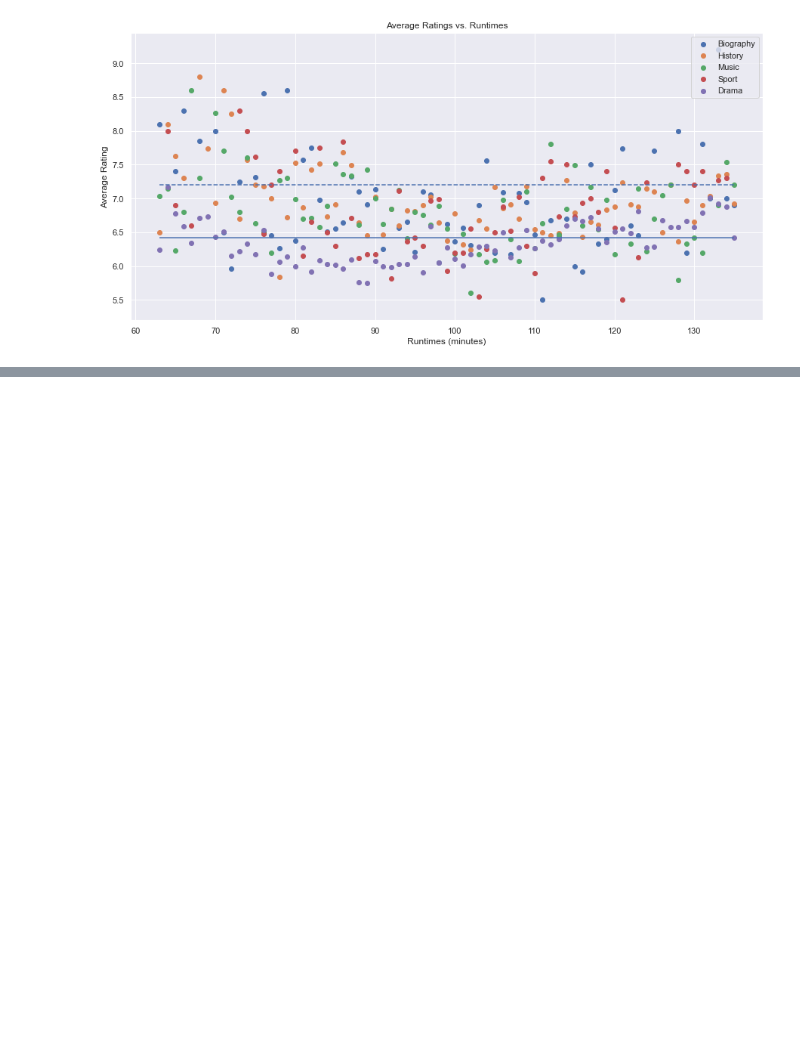
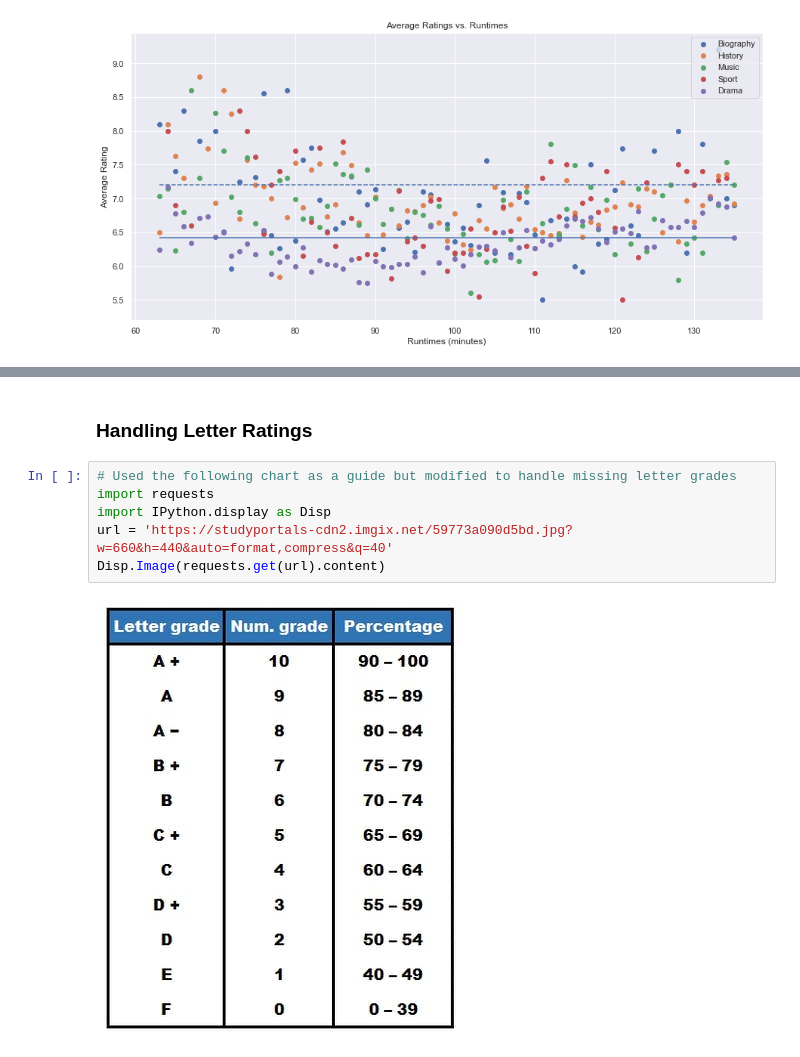
Before and after one commit to NelGen/NG-Msoft-Movie-Project, a Jupyter notebook: Film Cleaning and Analysis.ipynb, the cells around one changed output, grey strips where cells are left out. Saved outputs shown, nothing was run; the diff lists cells and outputs as text; blank space fills up the shorter version.

```diff
--- a/Movie Cleaning and Analysis.ipynb
+++ b/Film Cleaning and Analysis.ipynb
@@ -364,0 +422,10 @@ plt.show()
+# %% [markdown]
+### Handling Letter Ratings
+# %%
+# Used the following chart as a guide but modified to handle missing letter grades
+import requests
+import IPython.display as Disp
+url = 'https://studyportals-cdn2.imgix.net/59773a090d5bd.jpg?w=660&h=440&auto=format,compress&q=40'
+Disp.Image(requests.get(url).content)
+# %% [output]
+[figure, added]
```
Also changed, not shown: parts of 31 cells of this notebook, 1 other file.
